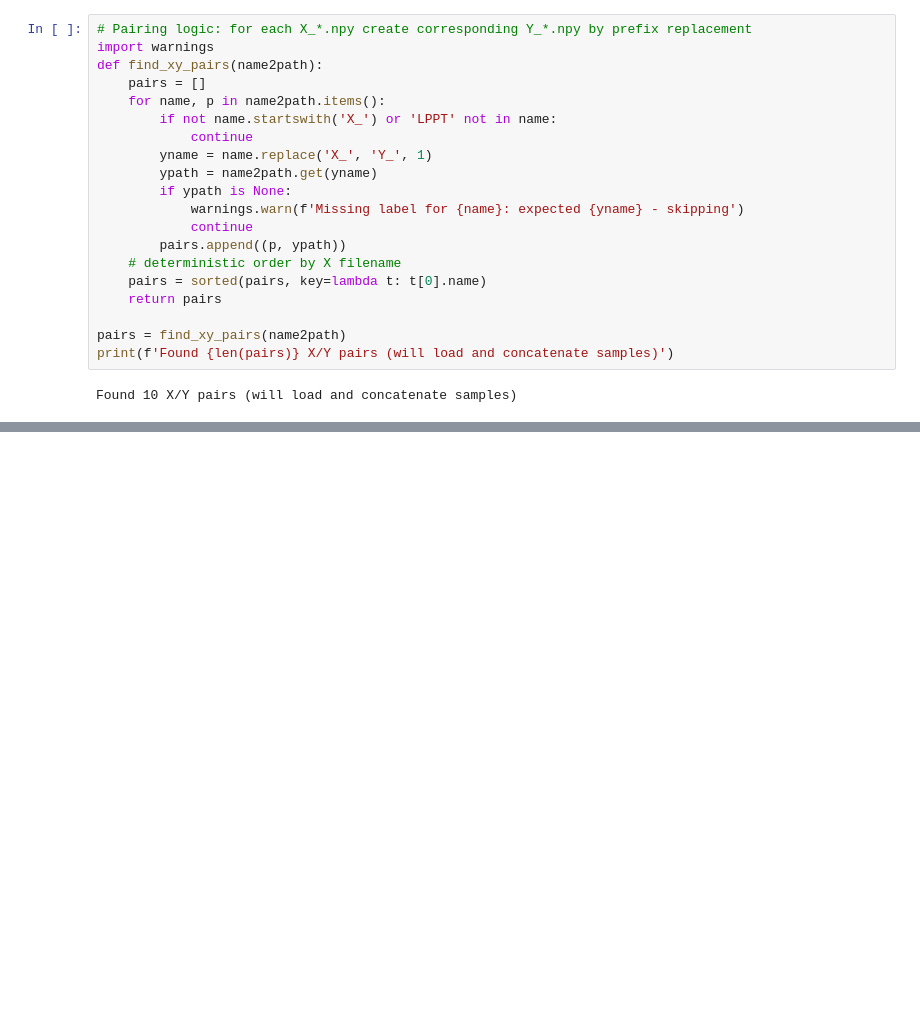
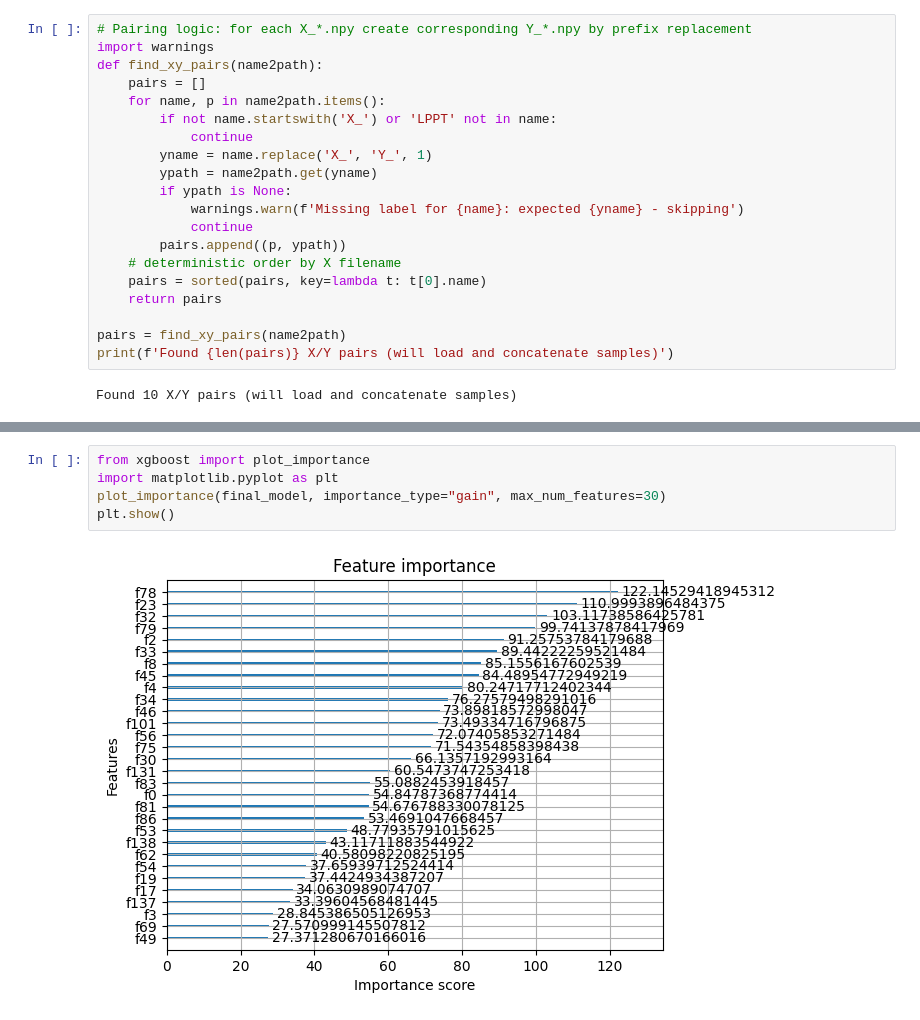
Before and after one commit to NinjaZny/Early-Fault-Detection-in-PV-A-Case-Study-on-the-GPVS-Faults-Dataset, a Jupyter notebook: notebooks/xgboost.ipynb, the cells around one changed output, grey strips where cells are left out. Cells and saved outputs as stored; diff of their text form; blank space fills up the shorter version.

```diff
--- a/notebooks/xgboost.ipynb
+++ b/notebooks/xgboost.ipynb
@@ -230,0 +255,7 @@ for k, v in items[:topk]:
+# %%
+from xgboost import plot_importance
+import matplotlib.pyplot as plt
+plot_importance(final_model, importance_type="gain", max_num_features=30)
+plt.show()
+# %% [output]
+[figure, added]
```
Also changed, not shown: parts of 8 cells of this notebook, 3 other files.
